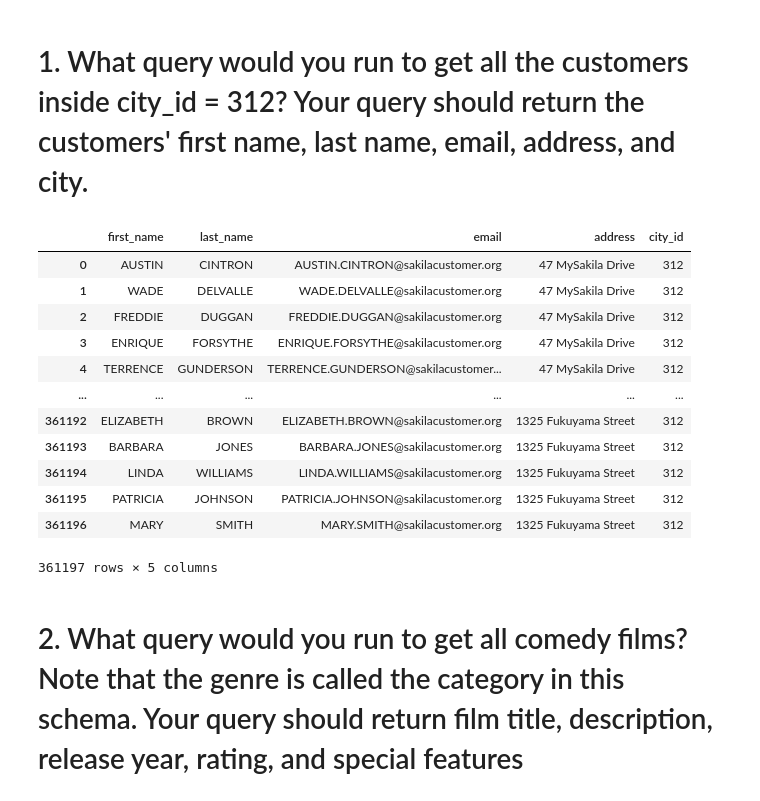
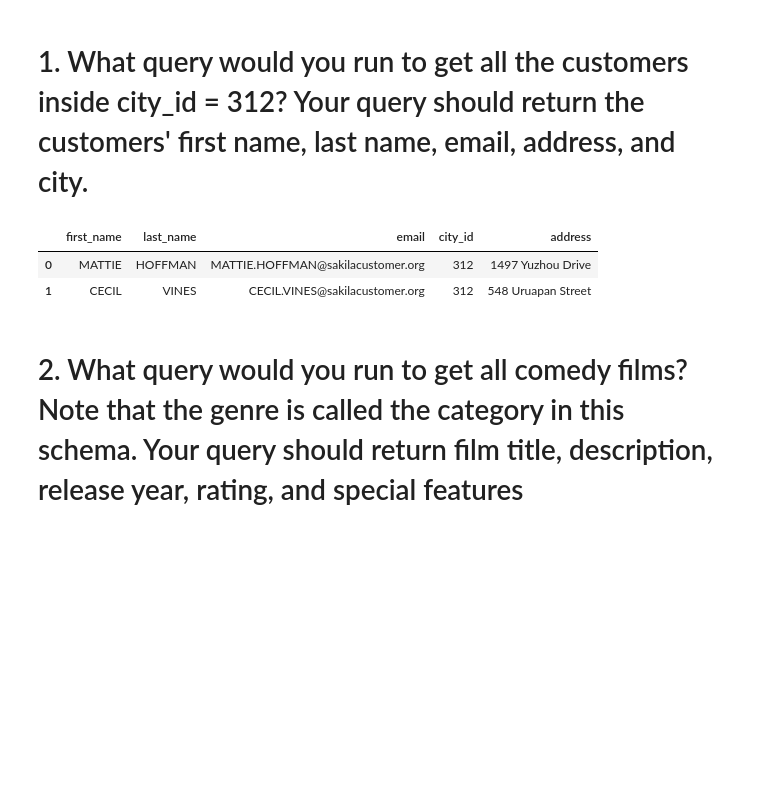
Before and after one commit to ChrisDaVillager/Core-Sakila, a Jupyter notebook: Core - Sakila.ipynb, the cells around one changed output. Cells and saved outputs as stored; diff of their text form; code cells hidden in the pictures; blank space fills up the shorter version.

```diff
--- a/Core - Sakila.ipynb
+++ b/Core - Sakila.ipynb
@@ -40,25 +40,17 @@ pd.read_sql(q, engine)
 # 1. What query would you run to get all the customers inside city_id = 312? Your query should return the customers' first name, last name, email, address, and city.
 # %%
 a = """
-SELECT customer.first_name, customer.last_name, customer.email, address.address, city.city_id
-FROM customer, address, city
-WHERE city.city_id= '312'
+SELECT customer.first_name, customer.last_name, customer.email, address.city_id, address.address
+FROM customer
+JOIN address
+ON customer.address_id = address.address_id
+WHERE address.city_id= '312'
 """
 pd.read_sql(a, engine)
 # %% [output]
-|  | first_name | last_name | email | address | city_id |
-| 0 | AUSTIN | CINTRON | AUSTIN.CINTRON@sakilacustomer.org | 47 MySakila Drive | 312 |
-| 1 | WADE | DELVALLE | WADE.DELVALLE@sakilacustomer.org | 47 MySakila Drive | 312 |
-| 2 | FREDDIE | DUGGAN | FREDDIE.DUGGAN@sakilacustomer.org | 47 MySakila Drive | 312 |
-| 3 | ENRIQUE | FORSYTHE | ENRIQUE.FORSYTHE@sakilacustomer.org | 47 MySakila Drive | 312 |
-| 4 | TERRENCE | GUNDERSON | TERRENCE.GUNDERSON@sakilacustomer... | 47 MySakila Drive | 312 |
-| ... | ... | ... | ... | ... | ... |
-| 361192 | ELIZABETH | BROWN | ELIZABETH.BROWN@sakilacustomer.org | 1325 Fukuyama Street | 312 |
-| 361193 | BARBARA | JONES | BARBARA.JONES@sakilacustomer.org | 1325 Fukuyama Street | 312 |
-| 361194 | LINDA | WILLIAMS | LINDA.WILLIAMS@sakilacustomer.org | 1325 Fukuyama Street | 312 |
-| 361195 | PATRICIA | JOHNSON | PATRICIA.JOHNSON@sakilacustomer.org | 1325 Fukuyama Street | 312 |
-| 361196 | MARY | SMITH | MARY.SMITH@sakilacustomer.org | 1325 Fukuyama Street | 312 |
+|  | first_name | last_name | email | city_id | address |
+| 0 | MATTIE | HOFFMAN | MATTIE.HOFFMAN@sakilacustomer.org | 312 | 1497 Yuzhou Drive |
+| 1 | CECIL | VINES | CECIL.VINES@sakilacustomer.org | 312 | 548 Uruapan Street |
-361197 rows × 5 columns
 # %% [markdown]
 # 2. What query would you run to get all comedy films? Note that the genre is called the category in this schema.  Your query should return film title, description, release year, rating, and special features
 # %%
```
Also changed, not shown: parts of 4 cells of this notebook.
